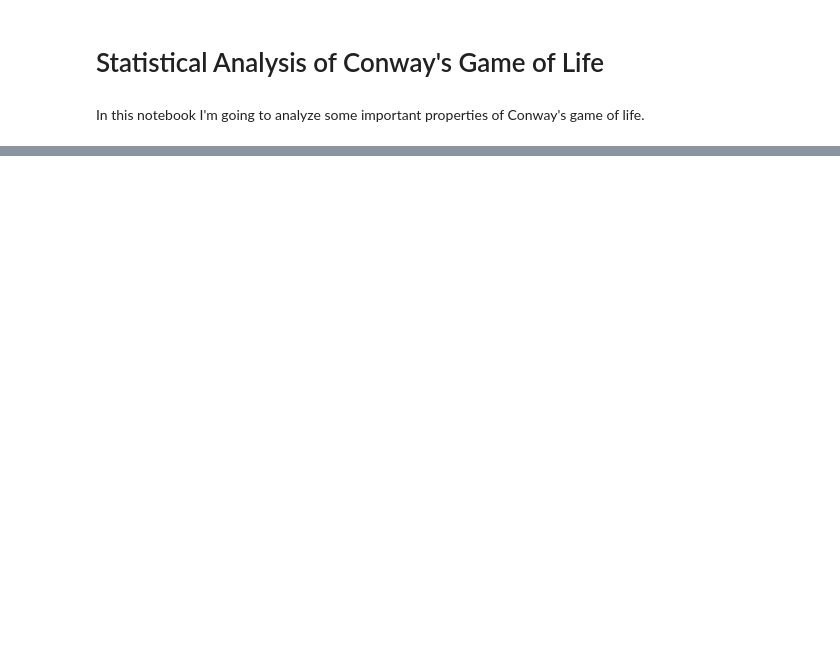
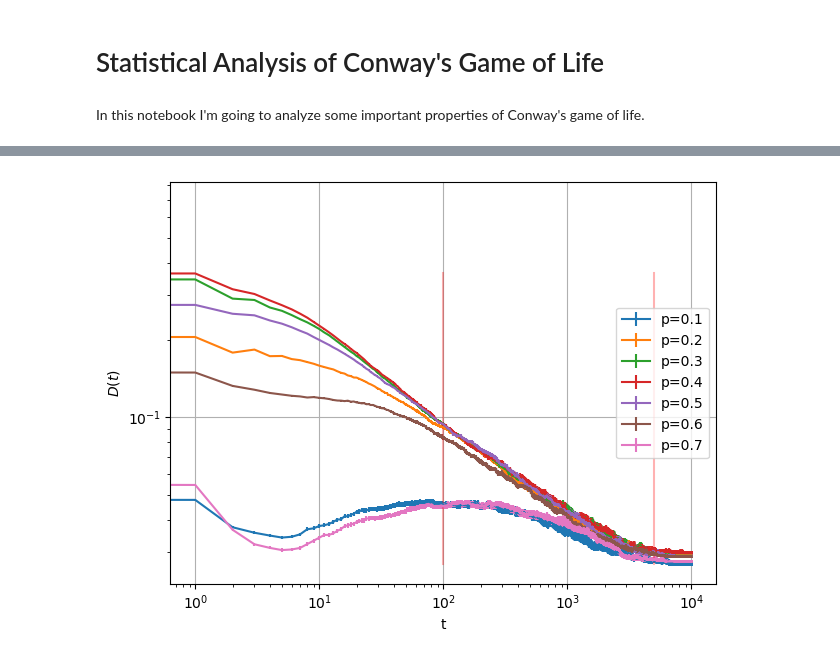
Before and after one commit to sergio-egm/Conway-s-Game-of-Life, a Jupyter notebook: stat/statistics.ipynb, the cells around one changed output, grey strips where cells are left out. Cells and saved outputs as stored; diff of their text form; code cells hidden in the pictures; blank space fills up the shorter version.

```diff
--- a/stat/statistics.ipynb
+++ b/stat/statistics.ipynb
@@ -28,0 +62,37 @@ plt.show()
+# %%
+j = 1
+
+ymin = 1
+ymax = 0
+
+for a in avs[1:8]:
+    plt.errorbar(range(len(a)) , a , rms[j] , label = r"p="+str(j/10))
+
+    ymin = min(min(a[1:]) , ymin)
+    ymax = max(max(a[1:]) , ymax)
+
+    j += 1
+
+L = 100
+
+x0 = 100
+
+plt.plot([x0 , x0] , [ymin , ymax] , color = 'red' , alpha = 0.3)
+
+x0 = 5000
+plt.plot([x0 , x0] , [ymin , ymax] , color = 'red' , alpha = 0.3)
+
+plt.xscale('log')
+plt.yscale('log')
+
+plt.xlabel("t")
+plt.ylabel(r"$D(t)$")
+
+plt.grid()
+
+plt.legend()
+
+plt.tight_layout()
+plt.show()
+# %% [output]
+[figure, added]
```
Also changed, not shown: parts of 9 cells of this notebook, 6 other files.
